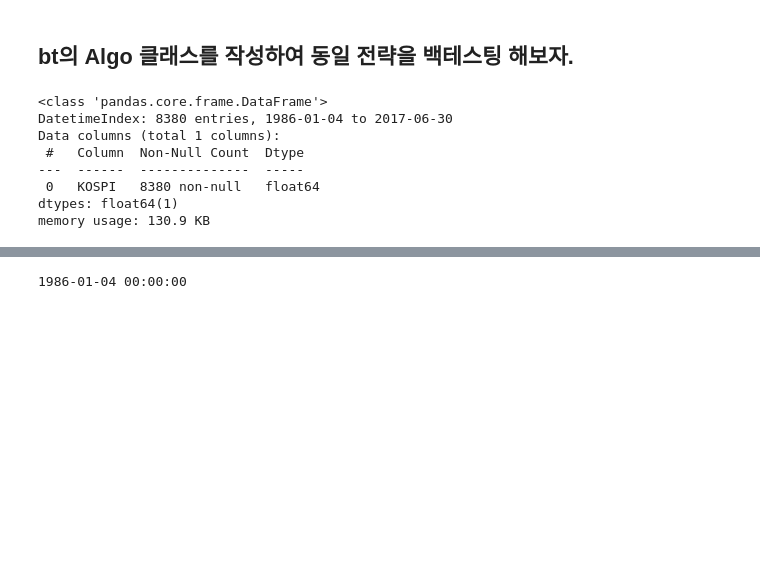
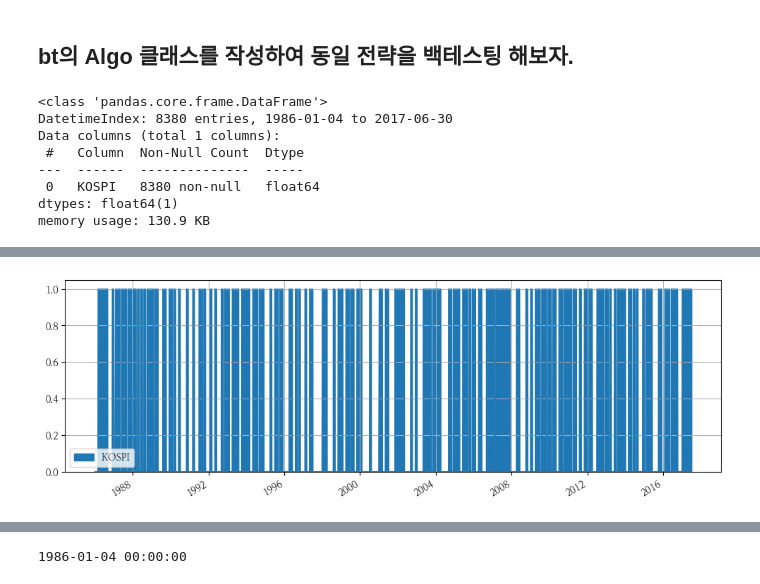
Before and after one commit to hermian/startetf, a Jupyter notebook: 2.23_단순절대모멘텀_KOSPI.ipynb, the cells around one changed output, grey strips where cells are left out. Cells and saved outputs as stored; diff of their text form; code cells hidden in the pictures; blank space fills up the shorter version.

```diff
--- a/2.23_단순절대모멘텀_KOSPI.ipynb
+++ b/2.23_단순절대모멘텀_KOSPI.ipynb
@@ -200,7 +209,7 @@ def momentum(data, trend, name='1개월모멘텀'):
     s = bt.Strategy(
         name,
         [
-            bt.algos.RunMonthly(run_on_first_date=True, run_on_last_date=True),
+            bt.algos.RunMonthly(run_on_end_of_period=False),
             bt.algos.SelectWhere(trend), # !!!
             bt.algos.WeighEqually(),
 #             bt.algos.PrintInfo("{now} {temp}"),
@@ -369,7 +378,7 @@ class WeighFromSignal(bt.Algo):
         target.temp['weights'] = target.temp['Signal']
         return True
 # %%
-def abs_momentum_month(data, tickers = ['KOSPI'], n=1, name="1개월모멘텀"):
+def abs_momentum_month(data, tickers = ['KOSPI'], n=1, lag=0, name="1개월모멘텀"):
     if n == 12: # months=12로 하면 이상하게 months=12, years=1이되어 24개월의 모멘텀을 구한다.
         offset = pd.DateOffset(years=1)
     else:
@@ -378,9 +387,9 @@ def abs_momentum_month(data, tickers = ['KOSPI'], n=1, name="1개월모멘텀"):
     s = bt.Strategy(
         name,
         [
-            bt.algos.RunMonthly(run_on_first_date=True, run_on_last_date=True),
+            bt.algos.RunMonthly(run_on_end_of_period=False),
             bt.algos.SelectThese(tickers),
-            Signal(lookback=offset, lag=pd.DateOffset(days=1)),
+            Signal(lookback=offset, lag=pd.DateOffset(days=lag)),
             WeighFromSignal(),
             bt.algos.PrintInfo("{now} {temp}"),
             bt.algos.Rebalance()
@@ -390,7 +399,7 @@ def abs_momentum_month(data, tickers = ['KOSPI'], n=1, name="1개월모멘텀"):
     t = bt.Backtest(s, data)
     return t
 # %%
-data = kospi['1986-1':'2017-6'].copy() # 일간 데이터
+data = kospi[start:end].copy() # 일간 데이터
 data.info()
 # %% [output]
 <class 'pandas.core.frame.DataFrame'>
@@ -404,6 +430,6 @@ memory usage: 130.9 KB
 # %%
-bt_1 = abs_momentum_month(data, ['KOSPI'], 1, name='1개월')
-r_1 = bt.run(bt_1)
+bt_c_1 = abs_momentum_month(data, ['KOSPI'], 1, lag=0, name='1개월')
+r_c_1 = bt.run(bt_c_1)
 # %% [output]
 1986-03-03 00:00:00 {'selected': ['KOSPI'], 'Signal': KOSPI   1.000
 dtype: float64, 'weights': KOSPI   1.000
@@ -423,2 +449,6 @@ dtype: float64}
 dtype: float64, 'weights': KOSPI   1.000
 dtype: float64}
+# %%
+r_c_1.get_security_weights().plot.area(figsize=(12, 4));
+# %% [output]
+[figure, added]
```
Also changed, not shown: parts of 18 cells of this notebook.
